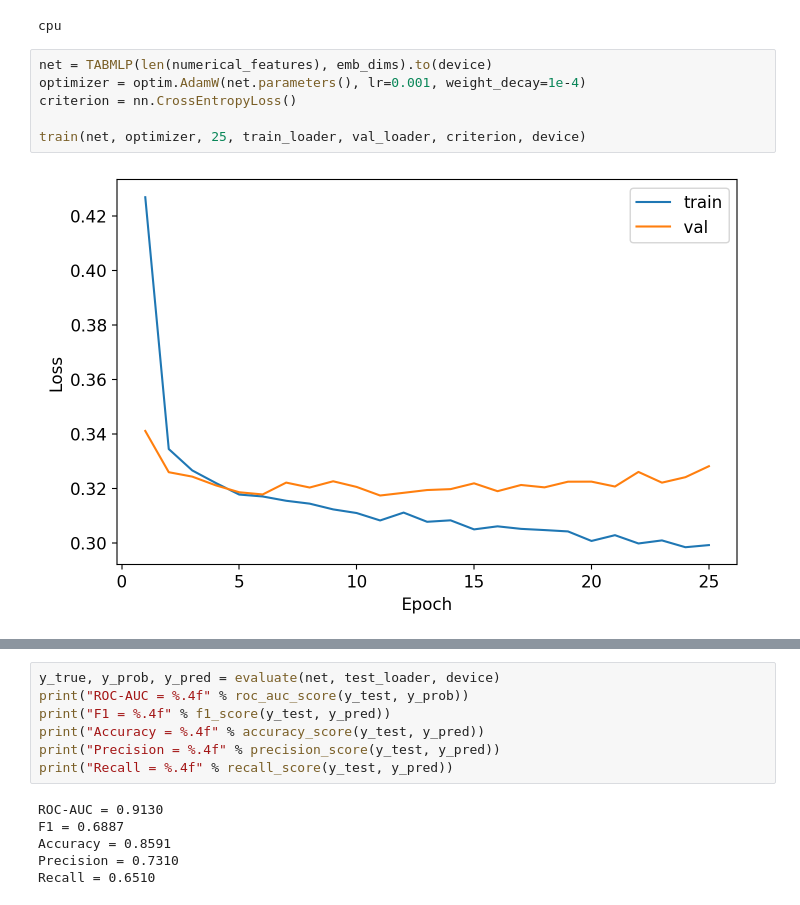
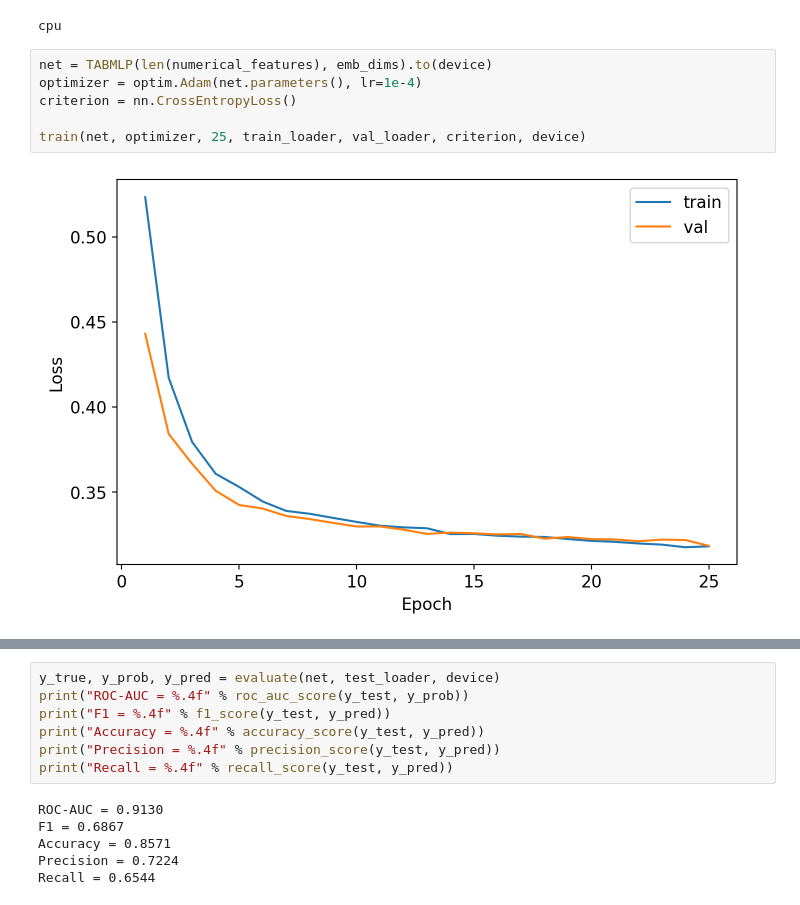
Before and after one commit to hushchyn-mikhail/llm_universal_interface, a Jupyter notebook: matveev/notebooks/income_special.ipynb, the cells around one changed output, grey strips where cells are left out. Saved outputs shown, nothing was run; the diff lists cells and outputs as text.

```diff
--- a/matveev/notebooks/income_special.ipynb
+++ b/matveev/notebooks/income_special.ipynb
@@ -148,9 +148,9 @@ print(device)
 cpu
 # %%
 net = TABMLP(len(numerical_features), emb_dims).to(device)
-optimizer = optim.AdamW(net.parameters(), lr=0.001, weight_decay=1e-4)
+optimizer = optim.Adam(net.parameters(), lr=1e-4)
 criterion = nn.CrossEntropyLoss()
 
 train(net, optimizer, 25, train_loader, val_loader, criterion, device)
 # %% [output]
-[figure, old version]
+[figure, new version]
@@ -164,7 +164,7 @@ print("Precision = %.4f" % precision_score(y_test, y_pred))
 print("Recall = %.4f" % recall_score(y_test, y_pred))
 # %% [output]
 ROC-AUC = 0.9130
-F1 = 0.6887
-Accuracy = 0.8591
-Precision = 0.7310
-Recall = 0.6510
+F1 = 0.6867
+Accuracy = 0.8571
+Precision = 0.7224
+Recall = 0.6544
```
Also changed, not shown: parts of 4 cells of this notebook, 20 other files.
